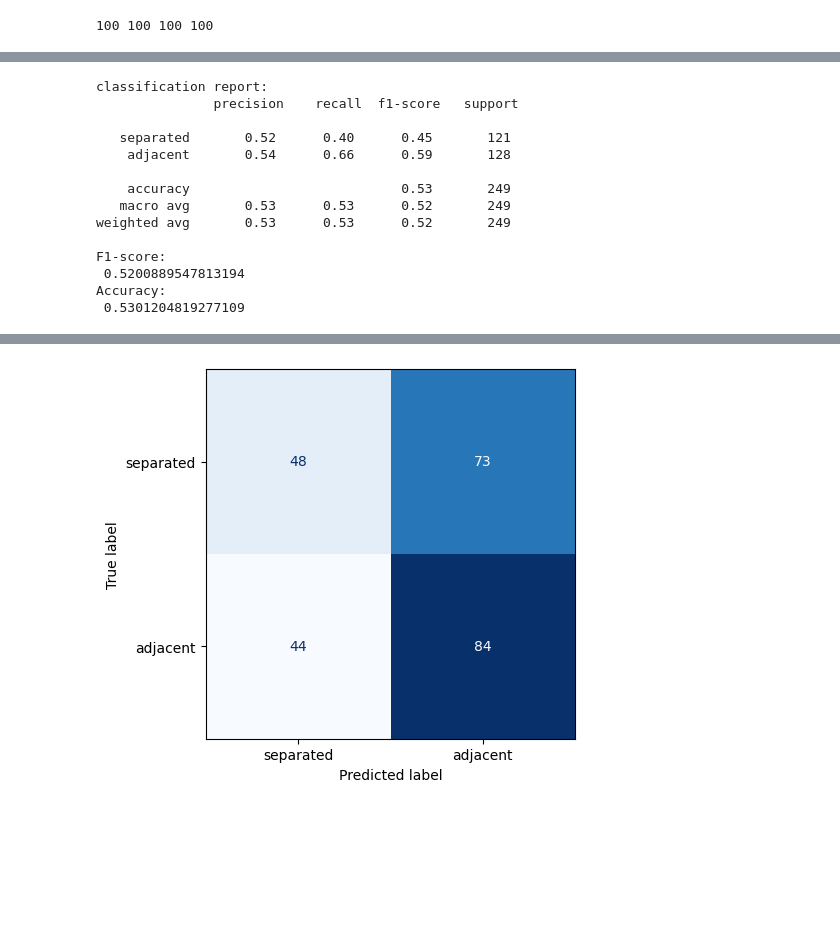
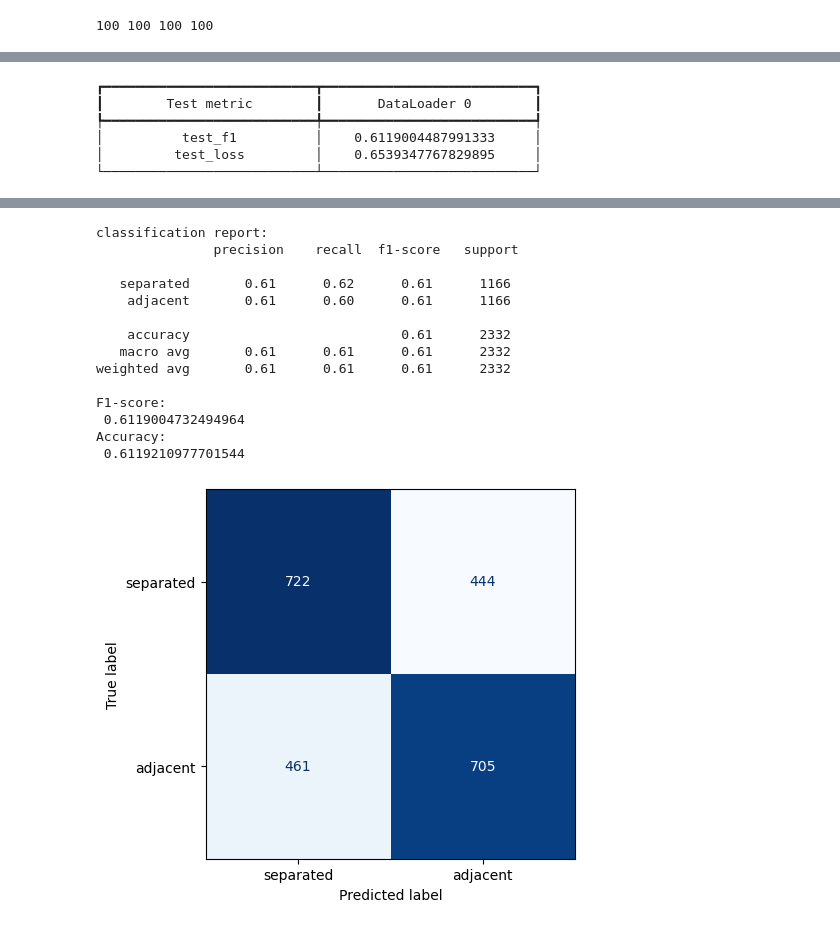
Before and after one commit to TSmolders/DataScience_Thesis, a Jupyter notebook: 1_pretext_task_EEGNet.ipynb, the cells around one changed output, grey strips where cells are left out. Drawn from its saved outputs; the diff is of its cells as text; code cells hidden in the pictures; blank space fills up the shorter version.

Commit message:
streamlined code & tested more pretext models

```diff
--- a/1_pretext_task_EEGNet.ipynb
+++ b/1_pretext_task_EEGNet.ipynb
@@ -231,7 +235,7 @@ def sample_two_epochs(epochs):
 # %%
 # function to create a dataset with EEG data
 ## CREATED WITH HELP OF GITHUB COPILOT
-class RPDataset(torch.utils.data.Dataset):
+class SimpleRPDataset(torch.utils.data.Dataset):
     def __init__(self, preprocessed_dir, participant_ids):
         self.filepaths = [os.path.join(preprocessed_dir, f"{participant_id}.pt") for participant_id in participant_ids]
 
@@ -365,0 +456,36 @@ c:\Users\tuur\anaconda3\envs\mne\Lib\site-packages\lightning\pytorch\trainer\con
+# %%
+# profile training
+from lightning.pytorch.profilers import PyTorchProfiler
+profiler = PyTorchProfiler(
+    on_trace_ready=torch.profiler.tensorboard_trace_handler("logs/profiler0"),
+    trace_memory=True,
+    schedule=torch.profiler.schedule(wait=1, warmup=1, active=5)
+)
+logger = CSVLogger("logs", name="pretext_task") # log results to csv file
+torch.set_float32_matmul_precision('high') # for use of tensor cores
+# Create checkpoint callback
+checkpoint_callback = ModelCheckpoint(monitor='val_f1',
+                                    mode='max',
+                                    save_top_k=3,
+                                    filename='{epoch}-{train_loss:.2f}-{train_f1:.2f}-{val_loss:.2f}-{val_f1:.2f}',
+                                    )
+
+model1 = PretextModel()
+trainer = Trainer(
+    profiler=profiler,
+    precision='16-mixed',
+    accelerator='gpu',
+    devices=1,
+    max_epochs=1,
+    callbacks=checkpoint_callback,
+    enable_progress_bar=True,
+    enable_model_summary=True,
+    enable_checkpointing=True,
+    logger=logger,
+    log_every_n_steps=5,
+)
+
+train_loader = DataLoader(data_train, batch_size=100, shuffle=True, drop_last=True)
+val_loader = DataLoader(data_val, batch_size=100, shuffle=False, drop_last=False)
+
+trainer.fit(model1, train_loader, val_loader)
@@ -402,5 +551,7 @@ plt.show()
 # %%
-## TODO: FIGURE OUT WHY DIFFERENCE IN F1-SCORE BETWEEN SCIKIT-LEARN AND PYTORCH
+# load best model from checkpoint
+model = PretextModel.load_from_checkpoint(checkpoint_callback.best_model_path)
+print(checkpoint_callback.best_model_path)
 
 # obtain predictions on test set and plot confusion matrix
 test_loader = DataLoader(data_test, batch_size=len(data_test), shuffle=False,
@@ -415,8 +566,6 @@ trainer.test(model, test_loader)
 from sklearn.metrics import f1_score, classification_report, confusion_matrix, ConfusionMatrixDisplay
 y_pred = trainer.predict(model, test_loader)
 y_pred = np.concatenate(y_pred).flatten()
-y_pred = np.where(y_pred == -1, 0, y_pred)
-test_labels = np.where(np.array(test_labels) == -1, 0, np.array(test_labels))
 y = test_labels
 
 class_labels = ['separated', 'adjacent']
@@ -444,14 +587,6 @@ c:\Users\tuur\anaconda3\envs\mne\Lib\site-packages\lightning\pytorch\trainer\con
-classification report:
-               precision    recall  f1-score   support
-
-   separated       0.52      0.40      0.45       121
-    adjacent       0.54      0.66      0.59       128
-
-    accuracy                           0.53       249
-   macro avg       0.53      0.53      0.52       249
-weighted avg       0.53      0.53      0.52       249
-
-F1-score:
- 0.5200889547813194
-Accuracy:
- 0.5301204819277109
+┏━━━━━━━━━━━━━━━━━━━━━━━━━━━┳━━━━━━━━━━━━━━━━━━━━━━━━━━━┓
+┃        Test metric        ┃       DataLoader 0        ┃
+┡━━━━━━━━━━━━━━━━━━━━━━━━━━━╇━━━━━━━━━━━━━━━━━━━━━━━━━━━┩
+│          test_f1          │    0.6119004487991333     │
+│         test_loss         │    0.6539347767829895     │
+└───────────────────────────┴───────────────────────────┘
@@ -458,4 +595,18 @@ Accuracy:
+classification report:
+               precision    recall  f1-score   support
+
+   separated       0.61      0.62      0.61      1166
+    adjacent       0.61      0.60      0.61      1166
+
+    accuracy                           0.61      2332
+   macro avg       0.61      0.61      0.61      2332
+weighted avg       0.61      0.61      0.61      2332
+
+F1-score:
+ 0.6119004732494964
+Accuracy:
+ 0.6119210977701544
-[figure, old version]
+[figure, new version]
 # %%
 # store weights of pretext model to disk
 pretrained_dict = model.state_dict()
```
Also changed, not shown: parts of 57 cells of this notebook, 27 other files.
